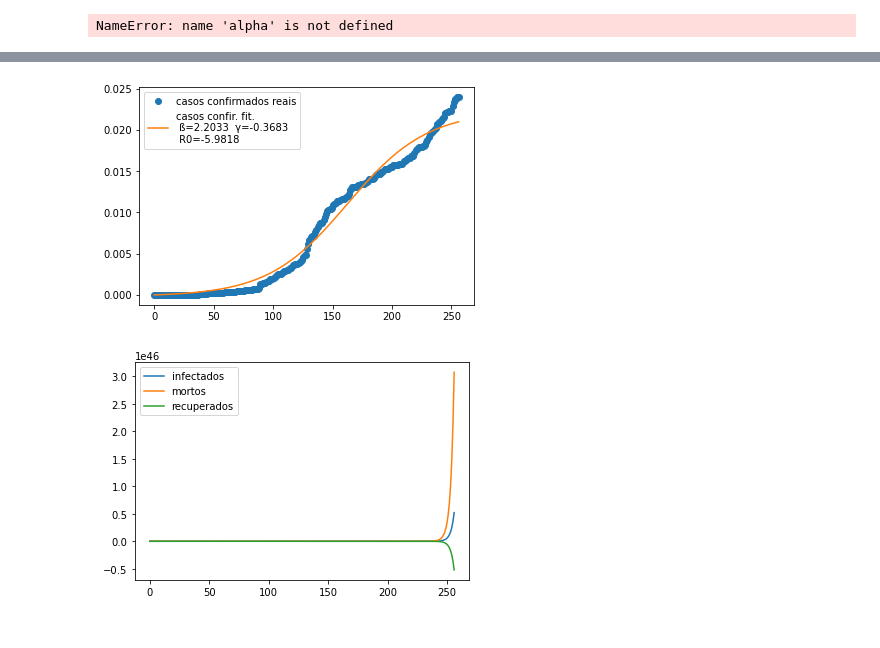
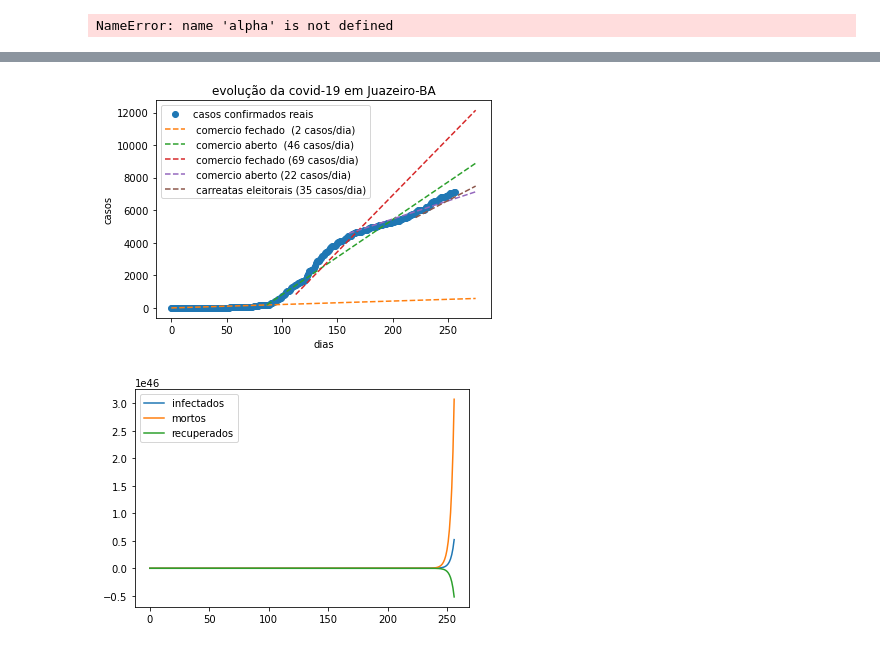
Before and after one commit to perseu912/covid_19, a Jupyter notebook: Untitled3.ipynb, the cells around one changed output, grey strips where cells are left out. Cells and saved outputs as stored; diff of their text form; code cells hidden in the pictures.

Commit message:
grafico parametros

```diff
--- a/Untitled3.ipynb
+++ b/Untitled3.ipynb
@@ -123,10 +123,7 @@ import numpy as np
 import matplotlib.pyplot as plt
 from scipy import integrate, optimize
 
-confirmados = pd.read_csv('pet.csv',sep=',')['last_available_confirmed'].iloc[::-1]
-y = confirmados
-t = np.linspace(0,len(y),len(y))
-N = 354_317
+
 
 ydata = np.array(y, dtype=float)/N
 xdata = np.array(t, dtype=float)
@@ -159,6 +156,7 @@ print(pcov)
 #be
 
 
+
 beta, gamma, alpha = popt
 
 #beta *=-1
@@ -166,11 +164,79 @@ beta, gamma, alpha = popt
 #alpha *=-1
 
 plt.plot(xdata, ydata, 'o',label='casos confirmados reais')
-plt.plot(xdata, fitted,label=f'casos confir. fit. \n ß={round(beta,4)}  γ={round(gamma,4)} \n R0={round(beta/gamma,4)} ')
-plt.legend()
+
+'''
+
+#curva 1
+param, error = optimize.curve_fit(fit_odeint,xdata[:85],ydata[:85])
+fitt_1 = fit_odeint(t,*param)
+plt.plot(t,fitt_1*2,label='curva 1')
+
+'''
+
+def fun(x,m):
+    return x*m+y0
+
+confirmados = pd.read_csv('jua.csv',sep=',')['last_available_confirmed'].iloc[::-1]
+y = confirmados
+t = np.linspace(0,len(y),len(y))
+N = 354_317
+ydata = np.array(y, dtype=float)
+xdata = np.linspace(0,275,275)
+
+diff = (ydata[85]-ydata[0])/(xdata[85]-xdata[0])
+#curve = fun(xdata,m)
+curve = xdata*diff
+plt.plot(xdata,curve,'--',label=f' comercio fechado  ({int(diff)} casos/dia)')
+
+
+y0 = ydata[85]
+m,error = optimize.curve_fit(fun,xdata[85:112],ydata[85:112])
+
+
+diff = (ydata[112]-ydata[85])/(xdata[112]-xdata[85])
+#curve = fun(xdata,m)
+curve = xdata*diff -3800
+plt.plot(xdata[86:],curve[86:],'--',label=f' comercio aberto  ({int(diff)} casos/dia)')
 
 
 
-plt.savefig(f'model_fit_R0_{round(beta/gamma,4)}_.png',dpi=800)
+diff = (ydata[130]-ydata[110])/(xdata[130]-xdata[110])
+#curve = fun(xdata,m)
+curve = xdata*diff - 7000
+
+plt.plot(xdata[112:],curve[112:],'--',label=f' comercio fechado ({int(diff)} casos/dia)')
+
+
+
+
+diff = (ydata[200]-ydata[160])/(xdata[200]-xdata[160])
+#curve = fun(xdata,m)
+curve = xdata*diff+1000
+
+plt.plot(xdata[160:],curve[160:],'--',label=f' comercio aberto ({int(diff)} casos/dia)')
+
+
+
+diff = (ydata[250]-ydata[220])/(xdata[250]-xdata[220])
+#curve = fun(xdata,m)
+curve = xdata*diff - 2300
+
+plt.plot(xdata[220:],curve[220:],'--',label=f' carreatas eleitorais ({int(diff)} casos/dia)')
+
+
+
+N = 1.0
+I0 = ydata[130]
+S0 = N - I0
+R0 = N/3000
+C0 = I0
+D0 = N/100
+
+plt.title('evolução da covid-19 em Juazeiro-BA')
+plt.legend()
+plt.xlabel('dias')
+plt.ylabel('casos')
+plt.savefig(f'model_fit_tg_jua_.png',dpi=800)
 plt.show()
 # %% [output]
@@ -180,4 +246,4 @@ plt.show()
-[figure, old version]
+[figure, new version]
 # %%
 t = np.linspace(0,len(y),len(y))
 # The SIR model differential equations.
```
Also changed, not shown: parts of 1 cell of this notebook, 3 other files.
